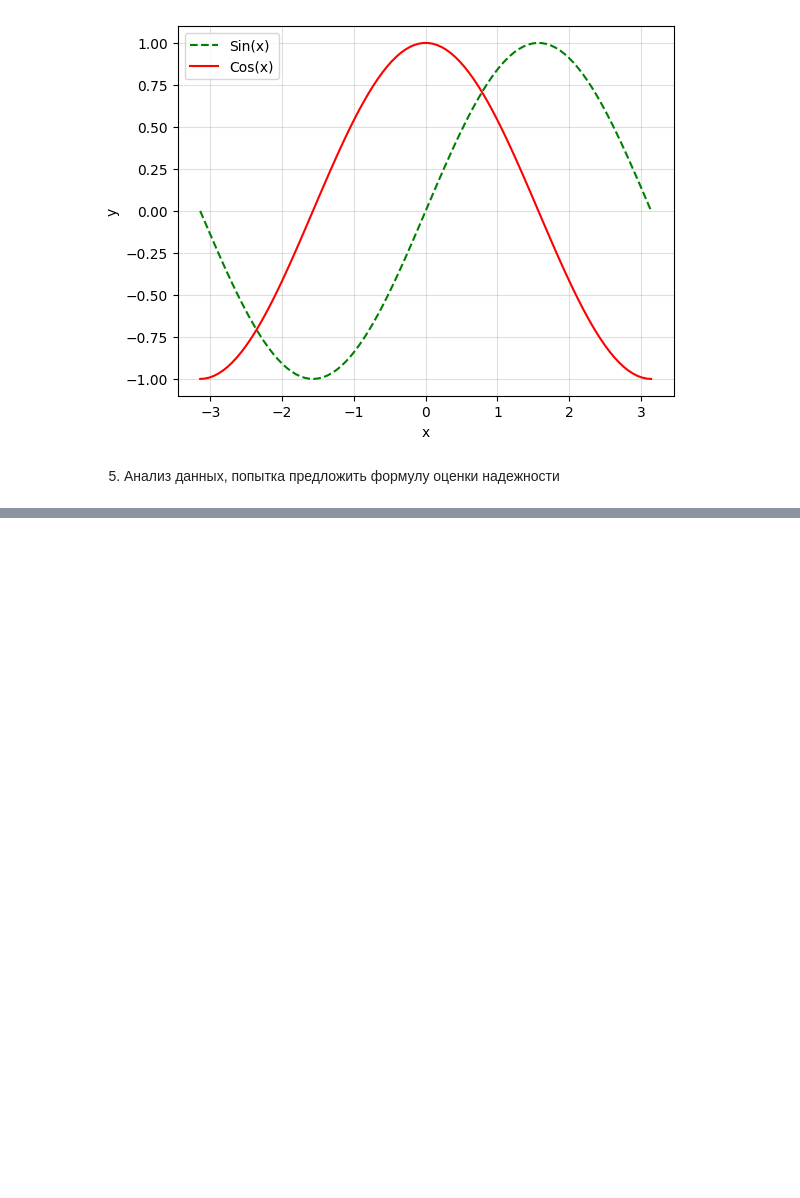
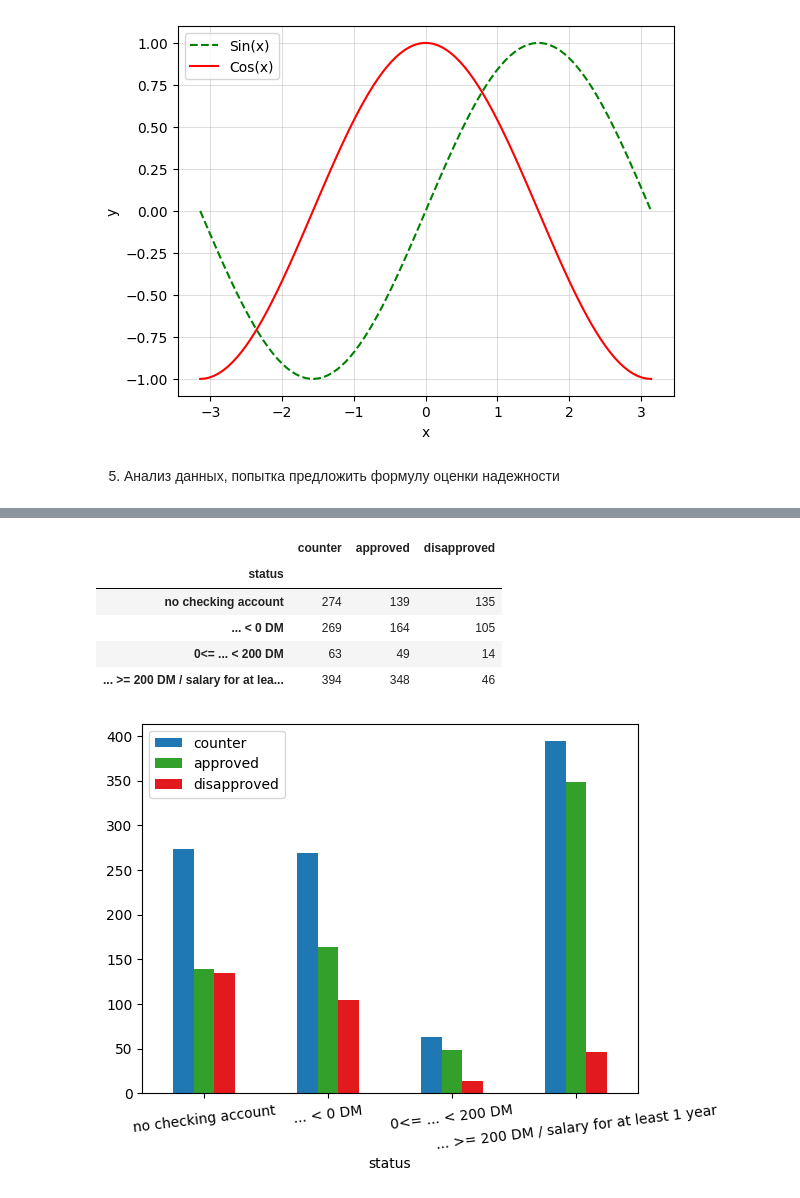
Before and after one commit to TimothyTur/BHS-test, a Jupyter notebook: СКБ201 Тур.ipynb, the cells around one changed output, grey strips where cells are left out. Cells and saved outputs as stored; diff of their text form; code cells hidden in the pictures; blank space fills up the shorter version.

```diff
--- a/СКБ201 Тур.ipynb
+++ b/СКБ201 Тур.ipynb
@@ -178,0 +244,19 @@ df1b = df1[df1['credit_risk']==0]
+# %%
+df1['counter?'] = np.ones(df1.shape[0], dtype = np.int32)
+
+df1tmp = df1[['status', 'credit_risk', 'counter?']].groupby('status').sum()
+df1tmp['disapproved'] = df1tmp['counter?'] - df1tmp['credit_risk']
+df1tmp = df1tmp[['counter?', 'credit_risk', 'disapproved']]
+df1tmp = df1tmp.rename(columns = {'credit_risk': 'approved', 'counter?': 'counter'})
+df1tmp = df1tmp.rename(index = {i: status_mod[i] for i in range(len(status_mod))})
+df1tmp.plot.bar(rot = 7, color={'counter': '#1f78b4', 'approved': '#34a02c', 'disapproved': '#e31a1d'})
+#попытка красиво отобразить таблицу дала мелкий текст, так что костыль..
+df1tmp
+# %% [output]
+|  | counter | approved | disapproved |
+| status |  |  |  |
+| no checking account | 274 | 139 | 135 |
+| ... < 0 DM | 269 | 164 | 105 |
+| 0<= ... < 200 DM | 63 | 49 | 14 |
+| ... >= 200 DM / salary for at lea... | 394 | 348 | 46 |
+[figure, added]
```
Also changed, not shown: parts of 13 cells of this notebook.
